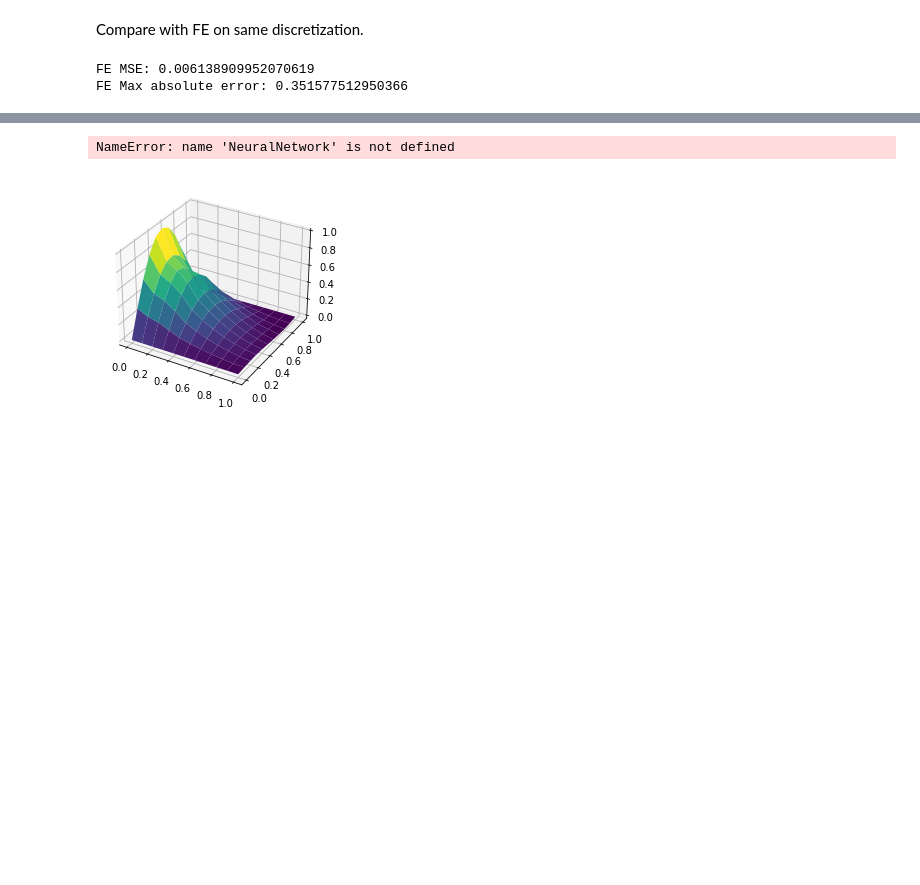
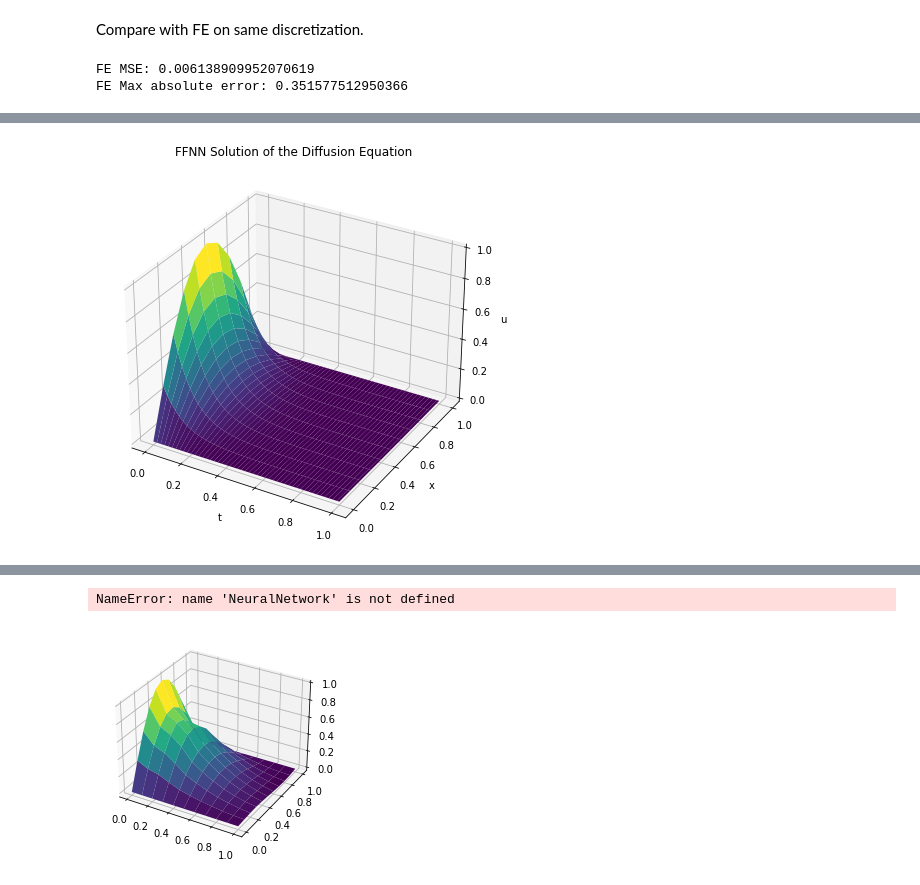
Before and after one commit to Rednael18/FYS-STK3155-project-3, a Jupyter notebook: notebooks/diffusion_equation.ipynb, the cells around one changed output, grey strips where cells are left out. Drawn from its saved outputs; the diff is of its cells as text; code cells hidden in the pictures; blank space fills up the shorter version.

```diff
--- a/notebooks/diffusion_equation.ipynb
+++ b/notebooks/diffusion_equation.ipynb
@@ -214,0 +245,13 @@ FE Max absolute error: 0.351577512950366
+# %%
+dt = 0.001
+dx = 0.1
+T = 1
+L = 1
+# %%
+t = np.linspace(0, T, int(T/dt) + 1)
+x = np.linspace(0, L, int(L/dx) + 1)
+xx, tt = np.meshgrid(x, t)
+grid_shape = xx.shape
+xx = xx.flatten()
+tt = tt.flatten()
+xt = np.vstack((xx, tt)).T
@@ -214,0 +274,15 @@ FE Max absolute error: 0.351577512950366
+# %%
+hidden_layers = [128, 128, 128]
+epochs = 200
+model = PDESolver(
+    hidden_layers=hidden_layers,
+    #learning_rate=best_eta,
+    #regularization=best_lmbda,
+    problem="diffusion",
+    activation_function="tanh"
+    )
+from time import time
+start = time()
+model.fit(xt, epochs=epochs)
+end = time()
+print("Training time: ", end - start)
@@ -214,0 +307,19 @@ FE Max absolute error: 0.351577512950366
+# %%
+N = model(xt)
+
+xx = xx.reshape(grid_shape)
+tt = tt.reshape(grid_shape)
+N = N.reshape(grid_shape)
+u = u_trial(xx, tt, N)
+
+fig = plt.figure(figsize=(7,7))
+ax = plt.axes(projection='3d')
+ax.set_xlabel('t')
+ax.set_ylabel('x')
+ax.set_zlabel('u')
+ax.title.set_text('FFNN Solution of the Diffusion Equation')
+ax.plot_surface(tt, xx, u, cmap='viridis')
+plt.savefig("Plots/ffnn_solution_dt1e-3_dx1e-1.pdf")
+plt.show()
+# %% [output]
+[figure, added]
```
Also changed, not shown: parts of 48 cells of this notebook, 6 other files.
